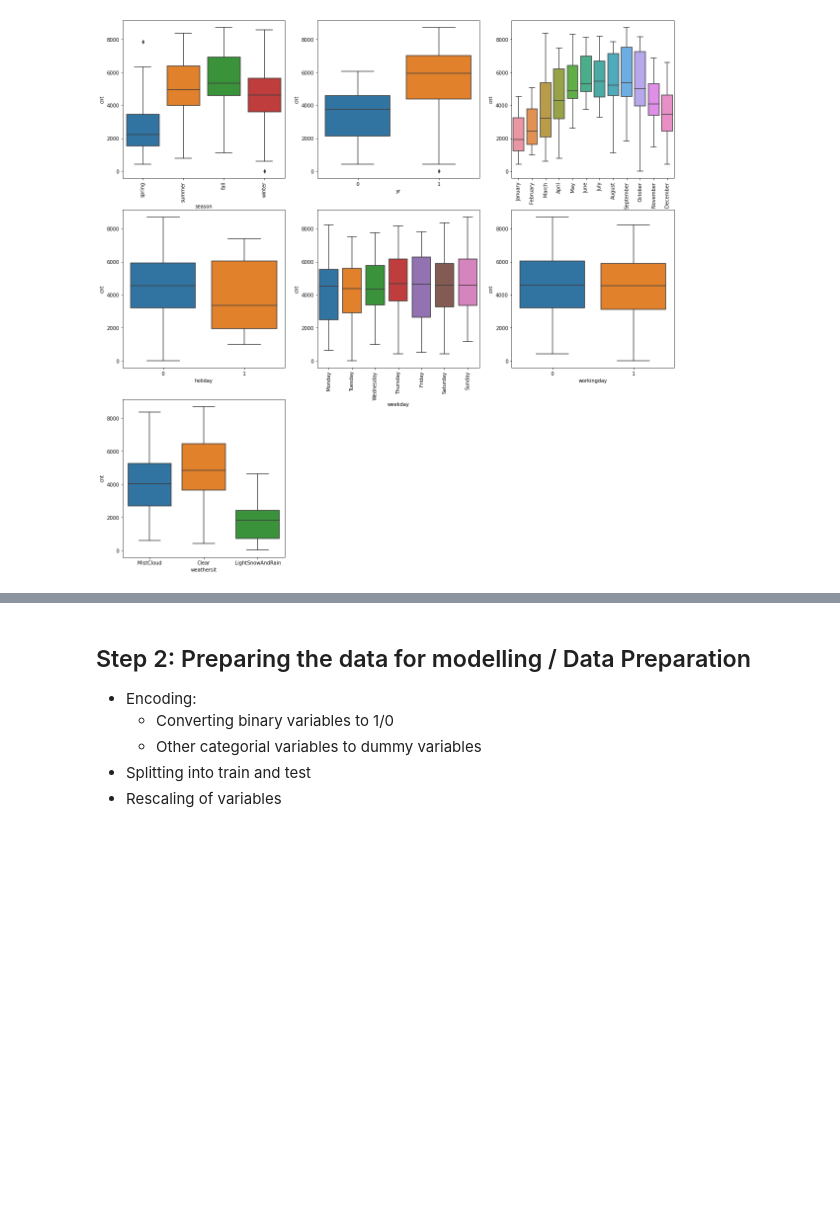
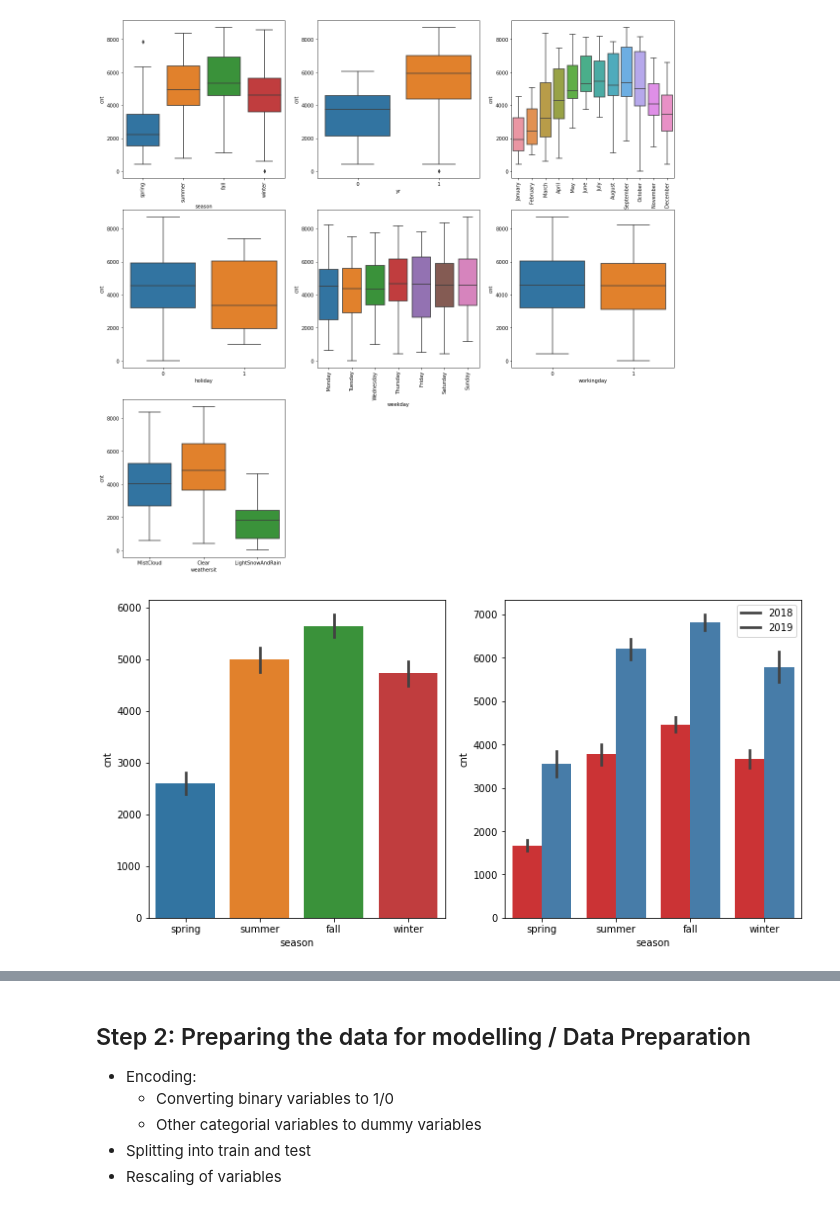
Before and after one commit to shuklavaibhav1994/Bike-Sharing, a Jupyter notebook: Vaibhav_Shukla_Bike_Sharing.ipynb, the cells around one changed output, grey strips where cells are left out. Drawn from its saved outputs; the diff is of its cells as text; code cells hidden in the pictures; blank space fills up the shorter version.

```diff
--- a/Vaibhav_Shukla_Bike_Sharing.ipynb
+++ b/Vaibhav_Shukla_Bike_Sharing.ipynb
@@ -277,3 +281,14 @@ sns.boxplot(x = 'weathersit', y = 'cnt', data = bike)
 plt.show()
 # %% [output]
 [figure]
+# %%
+#distribution of demand based on season in 2018 and 2019
+plt.figure(figsize = (12,6))
+plt.subplot(1,2,1)
+sns.barplot(bike.season,'cnt',data=bike)
+plt.subplot(1,2,2)
+sns.barplot(bike.season,'cnt',data=bike, hue='yr',palette='Set1')
+plt.legend(labels=['2018', '2019'])
+plt.show()
+# %% [output]
+[figure, added]
```
Also changed, not shown: parts of 29 cells of this notebook.
